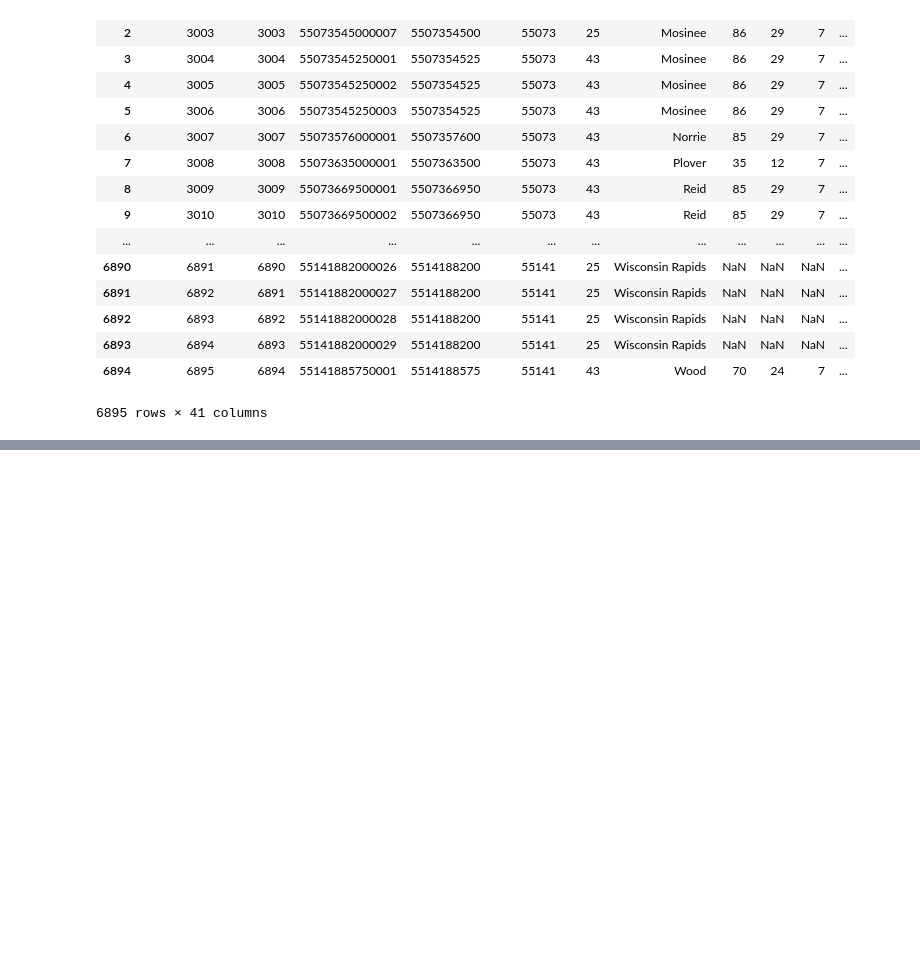
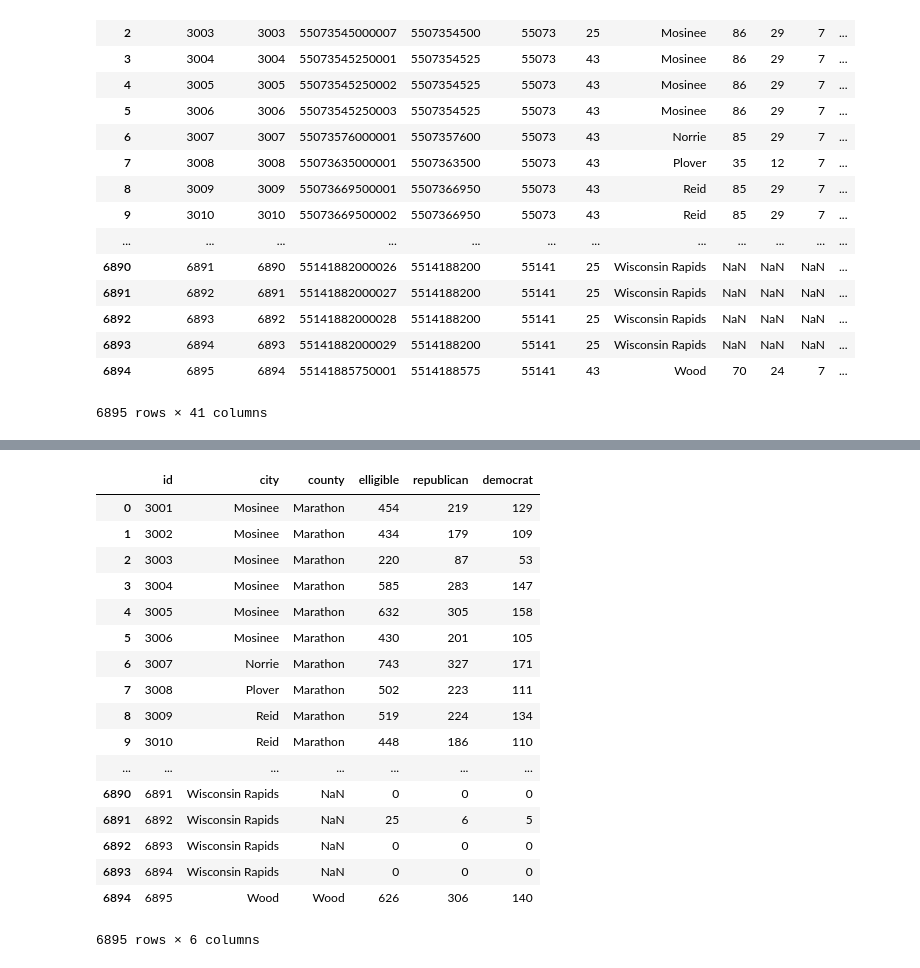
Before and after one commit to sbeuret/optimal_district_voting, a Jupyter notebook: wisconsin/wisconsin.ipynb, the cells around one changed output, grey strips where cells are left out. Drawn from its saved outputs; the diff is of its cells as text; code cells hidden in the pictures; blank space fills up the shorter version.

Commit message:
electoral data

```diff
--- a/wisconsin/wisconsin.ipynb
+++ b/wisconsin/wisconsin.ipynb
@@ -7,7 +7,7 @@ PyTables is not installed. No support for HDF output.
 SQLalchemy is not installed. No support for SQL output.
 # %%
 #path = '../../Downloads/19902000_WI_Election_Data_with_2017_Wards/WI_Election_Data_with_2017_Wards.dbf'
-path = '../../Downloads/wi_2016_FEST/wi_2016.dbf'
+path = 'wi_2016_FEST/wi_2016.dbf'
 
 dbf = simpledbf.Dbf5(path)
 df = dbf.to_dataframe()
@@ -73,0 +46,24 @@ df.iloc[:,20:30]
+# %%
+electoral_data = df[df.columns[[0, 6, 11, 14, 31, 32]]]
+# %%
+electoral_data.columns = ['id', 'city', 'county', 'elligible', 'republican', 'democrat']
+electoral_data
+# %% [output]
+|  | id | city | county | elligible | republican | democrat |
+| 0 | 3001 | Mosinee | Marathon | 454 | 219 | 129 |
+| 1 | 3002 | Mosinee | Marathon | 434 | 179 | 109 |
+| 2 | 3003 | Mosinee | Marathon | 220 | 87 | 53 |
+| 3 | 3004 | Mosinee | Marathon | 585 | 283 | 147 |
+| 4 | 3005 | Mosinee | Marathon | 632 | 305 | 158 |
+| 5 | 3006 | Mosinee | Marathon | 430 | 201 | 105 |
+| 6 | 3007 | Norrie | Marathon | 743 | 327 | 171 |
+| 7 | 3008 | Plover | Marathon | 502 | 223 | 111 |
+| 8 | 3009 | Reid | Marathon | 519 | 224 | 134 |
+| 9 | 3010 | Reid | Marathon | 448 | 186 | 110 |
+| ... | ... | ... | ... | ... | ... | ... |
+| 6890 | 6891 | Wisconsin Rapids | NaN | 0 | 0 | 0 |
+| 6891 | 6892 | Wisconsin Rapids | NaN | 25 | 6 | 5 |
+| 6892 | 6893 | Wisconsin Rapids | NaN | 0 | 0 | 0 |
+| 6893 | 6894 | Wisconsin Rapids | NaN | 0 | 0 | 0 |
+| 6894 | 6895 | Wood | Wood | 626 | 306 | 140 |
+6895 rows × 6 columns
```
Also changed, not shown: parts of 5 cells of this notebook.
